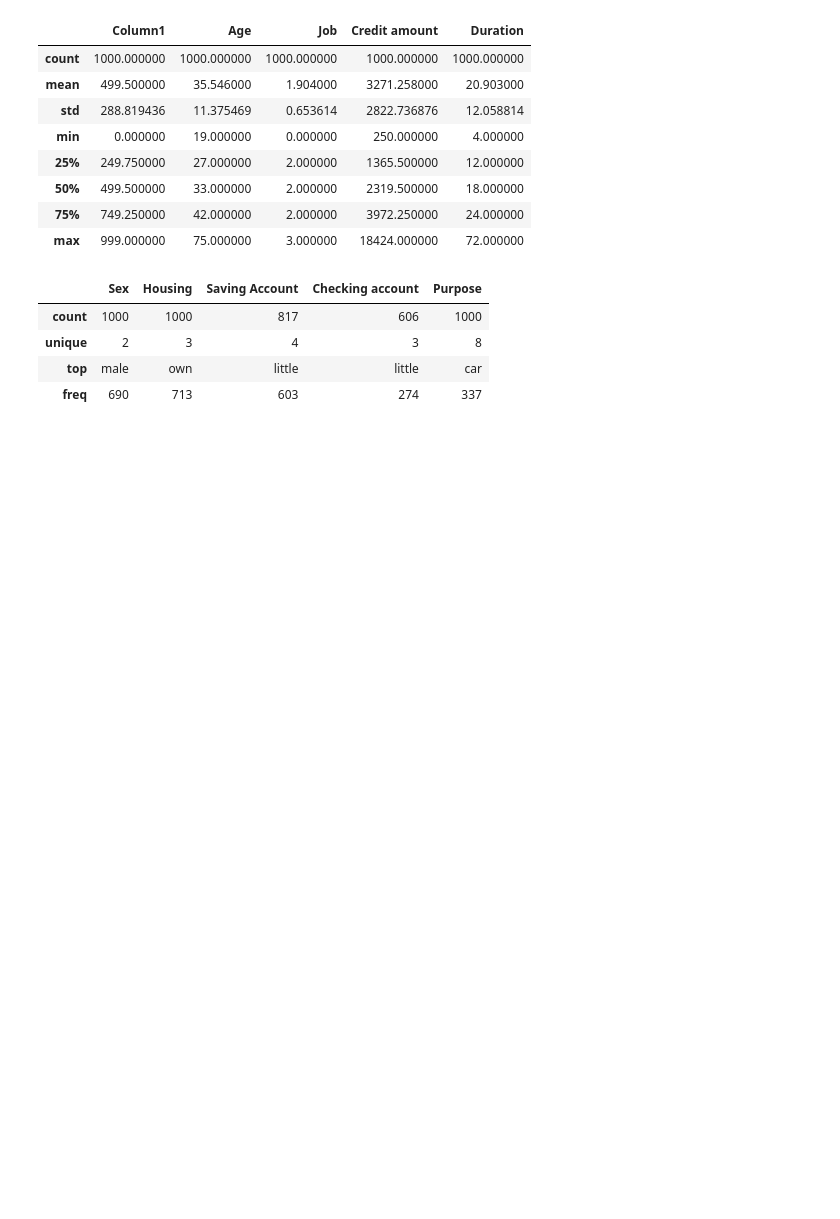
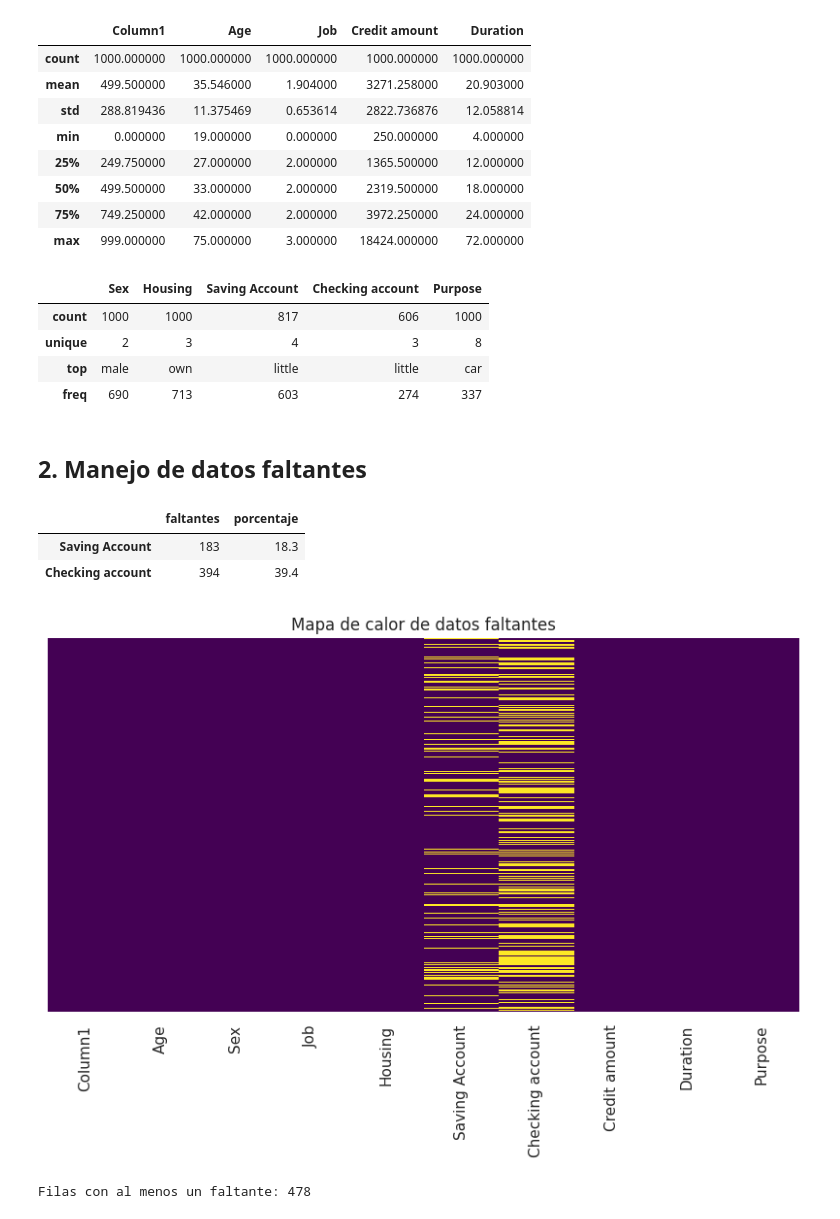
Before and after one commit to juansepq2017-sys/Proyecto-Progra-2, a Jupyter notebook: proyecto_creditos.ipynb, the cells around one changed output. Saved outputs shown, nothing was run; the diff lists cells and outputs as text; code cells hidden in the pictures; blank space fills up the shorter version.

Commit message:
Se creó con Colab

```diff
--- a/proyecto_creditos.ipynb
+++ b/proyecto_creditos.ipynb
@@ -26,0 +19,11 @@ df.head()
+# %%
+from google.colab import drive
+import pandas as pd
+
+# Montar Google Drive (si ya está montado, no pasa nada)
+drive.mount('/content/drive')
+
+# Leer tu archivo de Excel
+ruta_excel = '/content/drive/MyDrive/proyecto programacion /DATASET_proyecto_dic.xlsx'
+df = pd.read_excel(ruta_excel)
+df.head()
@@ -86,3 +97,26 @@ df.describe(exclude="number")
 | unique | 2 | 3 | 4 | 3 | 8 |
 | top | male | own | little | little | car |
 | freq | 690 | 713 | 603 | 274 | 337 |
+# %% [markdown]
+## 2. Manejo de datos faltantes
+# %%
+faltantes = pd.DataFrame({
+    "faltantes": df.isna().sum(),
+    "porcentaje": (df.isna().mean() * 100).round(1)
+})
+faltantes[faltantes["faltantes"] > 0]
+# %% [output]
+|  | faltantes | porcentaje |
+| Saving Account | 183 | 18.3 |
+| Checking account | 394 | 39.4 |
+# %%
+plt.figure(figsize=(10, 5))
+sns.heatmap(df.isna(), cbar=False, cmap="viridis", yticklabels=False)
+plt.title("Mapa de calor de datos faltantes")
+plt.show()
+# %% [output]
+[figure, added]
+# %%
+print("Filas con al menos un faltante:", df.isna().any(axis=1).sum())
+# %% [output]
+Filas con al menos un faltante: 478
```
Also changed, not shown: parts of 52 cells of this notebook.
